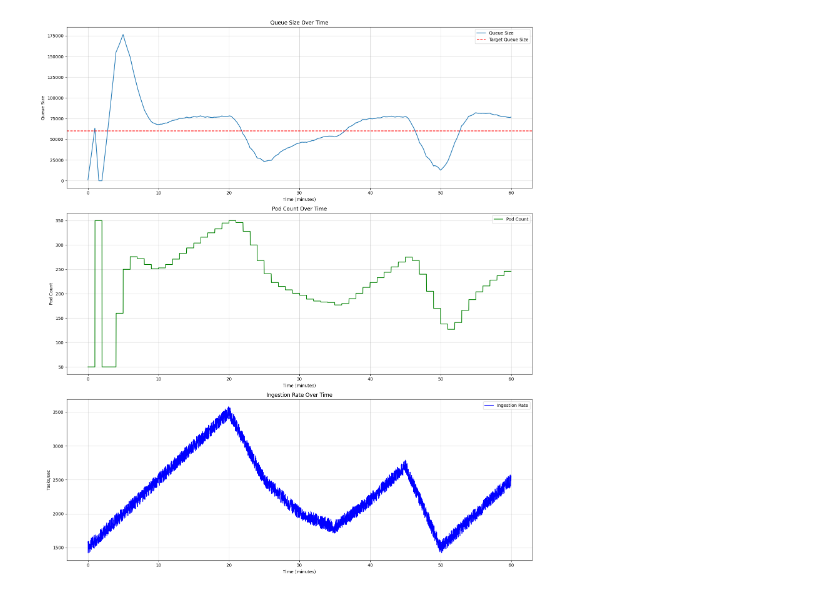
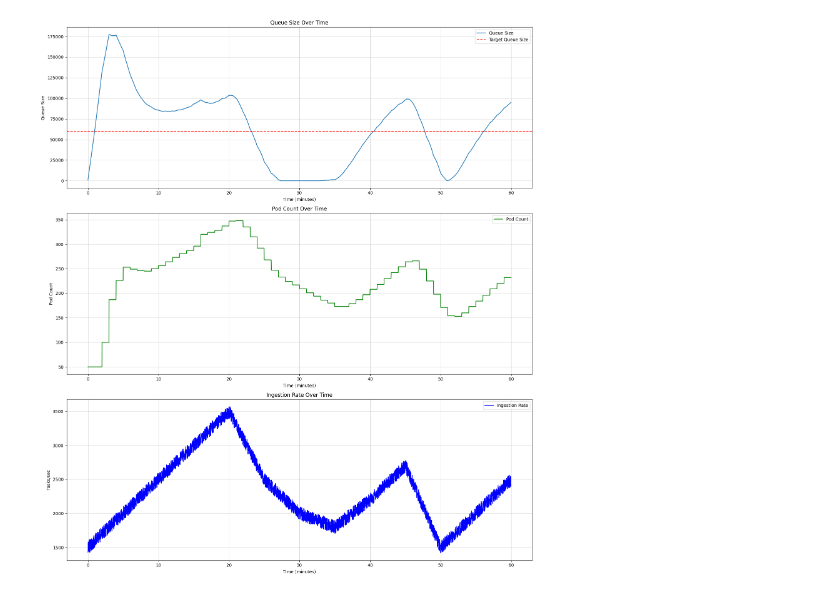
Before and after one commit to timson/pidhpa, a Jupyter notebook: simulation/pidhpa_simulation.ipynb, the cells around one changed output. Saved outputs shown, nothing was run; the diff lists cells and outputs as text; code cells hidden in the pictures.

```diff
--- a/simulation/pidhpa_simulation.ipynb
+++ b/simulation/pidhpa_simulation.ipynb
@@ -92,7 +92,7 @@ def ingestion_rate(t):
     return interpolated_rate + noise
 
 # PID Controller Setup
-pid = PID(kp=0.001, ki=5, kd=0, min_out=MIN_PODS, max_out=MAX_PODS, reverse=True)
+pid = PID(kp=0.001, ki=1, kd=0, min_out=MIN_PODS, max_out=MAX_PODS, reverse=True)
 
 # Simulation Loop
 queue_size = 0
@@ -124,31 +124,31 @@ plt.figure(figsize=(16, 18))
 plt.subplot(3, 1, 1)
 plt.plot(time_points / 60, queue_sizes, label="Queue Size", linewidth=1.5)
 plt.axhline(TARGET_QUEUE_SIZE, color="r", linestyle="--", label="Target Queue Size")
 plt.xlabel("Time (minutes)")
 plt.ylabel("Queue Size")
 plt.title("Queue Size Over Time")
 plt.grid(alpha=0.5)
 plt.legend()
 
 # Plot pod count
 plt.subplot(3, 1, 2)
 plt.plot(time_points / 60, pod_counts, label="Pod Count", color="g", linewidth=1.5)
 plt.xlabel("Time (minutes)")
 plt.ylabel("Pod Count")
 plt.title("Pod Count Over Time")
 plt.grid(alpha=0.5)
 plt.legend()
 
 # Plot ingestion rates
 plt.subplot(3, 1, 3)
 plt.plot(time_points / 60, ingestion_rates, label="Ingestion Rate", color="b", linewidth=1.5)
 plt.xlabel("Time (minutes)")
 plt.ylabel("Tasks/sec")
 plt.title("Ingestion Rate Over Time")
 plt.grid(alpha=0.5)
 plt.legend()
 
 plt.tight_layout()
 plt.show()
 # %% [output]
-[figure, old version]
+[figure, new version]
```
Also changed, not shown: parts of 1 cell of this notebook, 2 other files.
